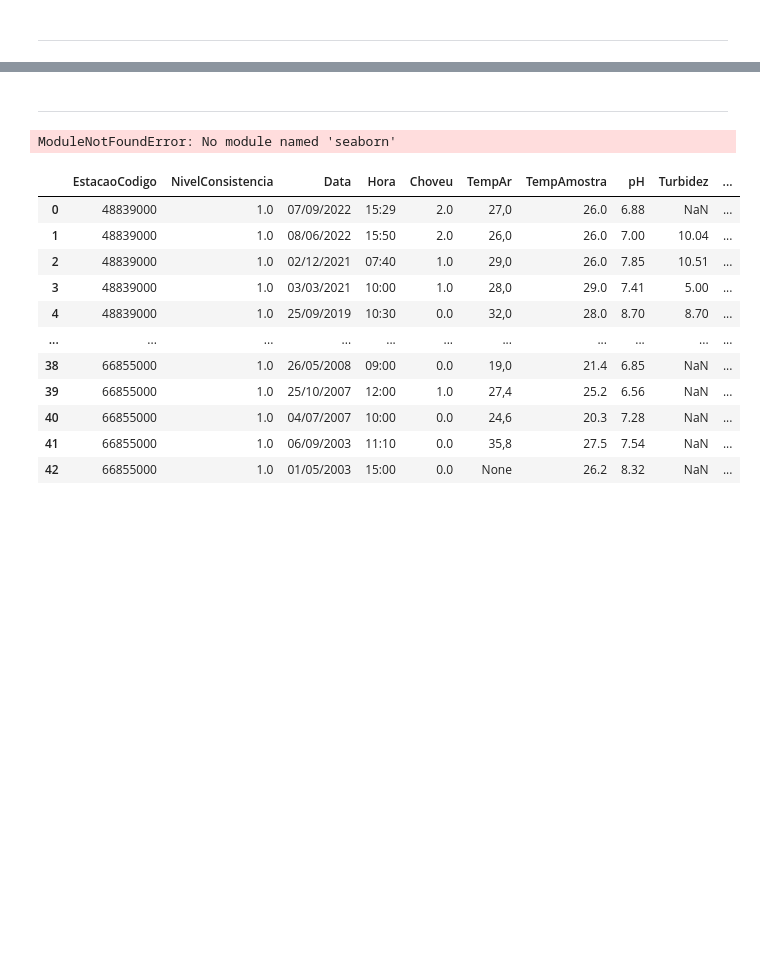
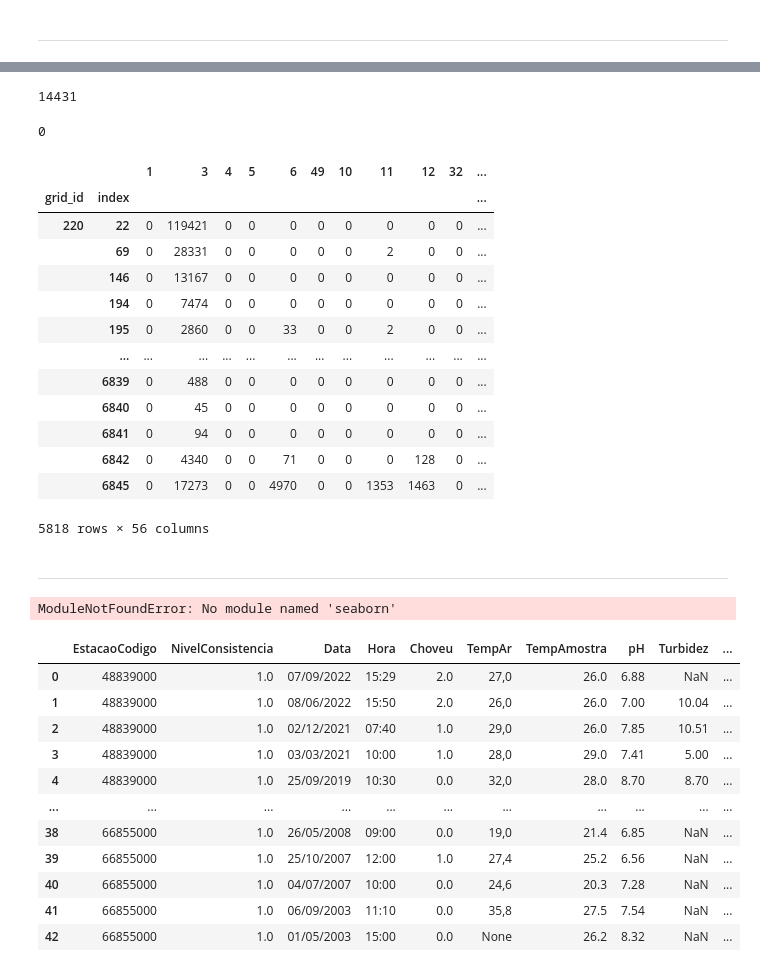
Before and after one commit to felixschulz385/Masterthesis, a Jupyter notebook: code/experiments/hydrology_stations.ipynb, the cells around one changed output, grey strips where cells are left out. Saved outputs shown, nothing was run; the diff lists cells and outputs as text; code cells hidden in the pictures; blank space fills up the shorter version.

```diff
--- a/code/experiments/hydrology_stations.ipynb
+++ b/code/experiments/hydrology_stations.ipynb
@@ -25,0 +22,2 @@ stations_geo.to_feather("/pfs/work7/workspace/scratch/tu_zxobe27-master_thesis/d
+# %%
+test = pd.read_parquet("/pfs/work7/workspace/scratch/tu_zxobe27-master_thesis/data/land_cover/temp_extracted_land_cover/800.parquet")
@@ -26,3 +95,28 @@ stations_geo.to_feather("/pfs/work7/workspace/scratch/tu_zxobe27-master_thesis/d
+# %%
+test.deforestation_a.sum()
+# %% [output]
+14431
+# %%
+test.agriculture.sum()
+# %% [output]
+0
+# %%
+test[test.deforestation > 0]
+# %% [output]
+|  |  | 1 | 3 | 4 | 5 | 6 | 49 | 10 | 11 | 12 | 32 | ... |
+| grid_id | index |  |  |  |  |  |  |  |  |  |  | ... |
+| 220 | 22 | 0 | 119421 | 0 | 0 | 0 | 0 | 0 | 0 | 0 | 0 | ... |
+|  | 69 | 0 | 28331 | 0 | 0 | 0 | 0 | 0 | 2 | 0 | 0 | ... |
+|  | 146 | 0 | 13167 | 0 | 0 | 0 | 0 | 0 | 0 | 0 | 0 | ... |
+|  | 194 | 0 | 7474 | 0 | 0 | 0 | 0 | 0 | 0 | 0 | 0 | ... |
+|  | 195 | 0 | 2860 | 0 | 0 | 33 | 0 | 0 | 2 | 0 | 0 | ... |
+|  | ... | ... | ... | ... | ... | ... | ... | ... | ... | ... | ... | ... |
+|  | 6839 | 0 | 488 | 0 | 0 | 0 | 0 | 0 | 0 | 0 | 0 | ... |
+|  | 6840 | 0 | 45 | 0 | 0 | 0 | 0 | 0 | 0 | 0 | 0 | ... |
+|  | 6841 | 0 | 94 | 0 | 0 | 0 | 0 | 0 | 0 | 0 | 0 | ... |
+|  | 6842 | 0 | 4340 | 0 | 0 | 71 | 0 | 0 | 0 | 128 | 0 | ... |
+|  | 6845 | 0 | 17273 | 0 | 0 | 4970 | 0 | 0 | 1353 | 1463 | 0 | ... |
+5818 rows × 56 columns
 # %%
 import numpy as np
 import pandas as pd
```
Also changed, not shown: parts of 24 cells of this notebook, 7 other files.
